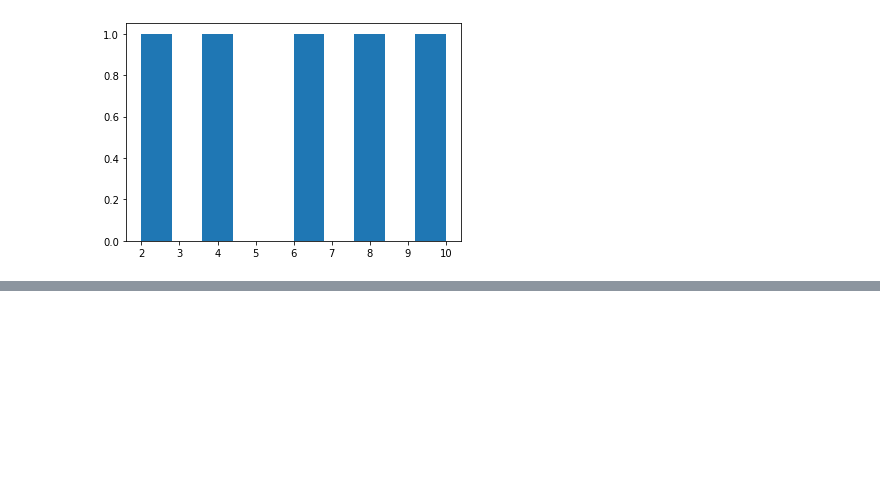
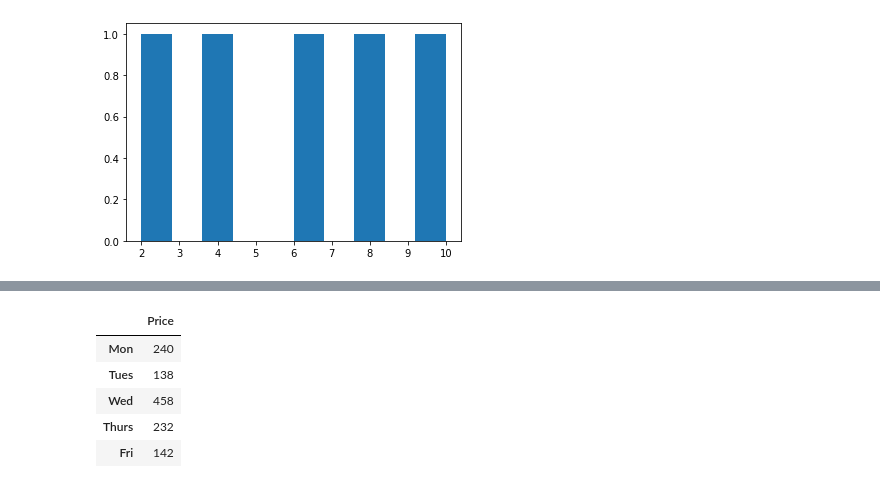
Before and after one commit to tomasz-urban/Jupyter, a Jupyter notebook: NumPy/introduction_to_numpy.ipynb, the cells around one changed output, grey strips where cells are left out. Drawn from its saved outputs; the diff is of its cells as text; code cells hidden in the pictures; blank space fills up the shorter version.

```diff
--- a/NumPy/introduction_to_numpy.ipynb
+++ b/NumPy/introduction_to_numpy.ipynb
@@ -545,0 +599,10 @@ array([[12, 15,  0],
+# %%
+daily_sales = weekly_sales.dot(butter_prices.T)
+daily_sales
+# %% [output]
+|  | Price |
+| Mon | 240 |
+| Tues | 138 |
+| Wed | 458 |
+| Thurs | 232 |
+| Fri | 142 |
```
Also changed, not shown: parts of 80 cells of this notebook.
